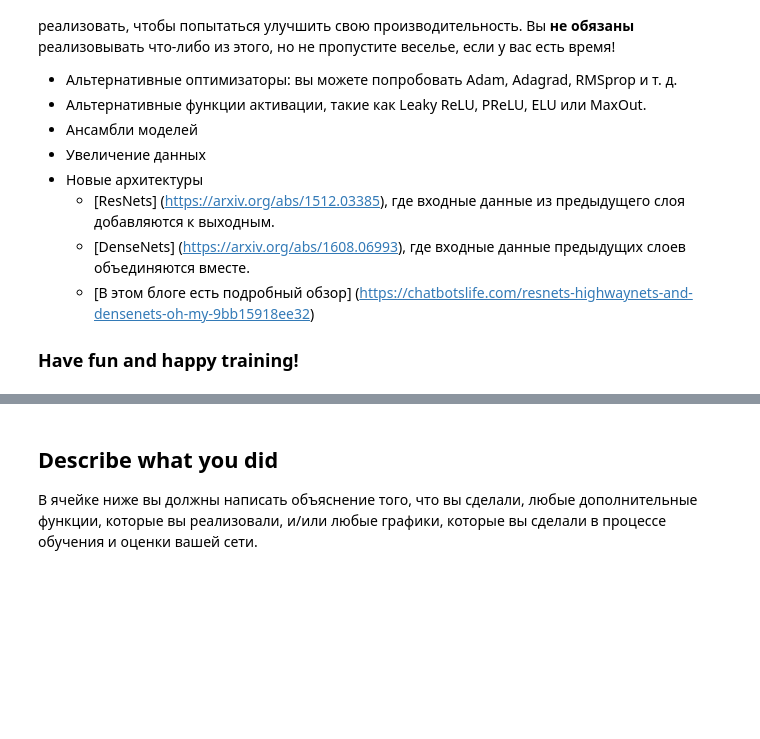
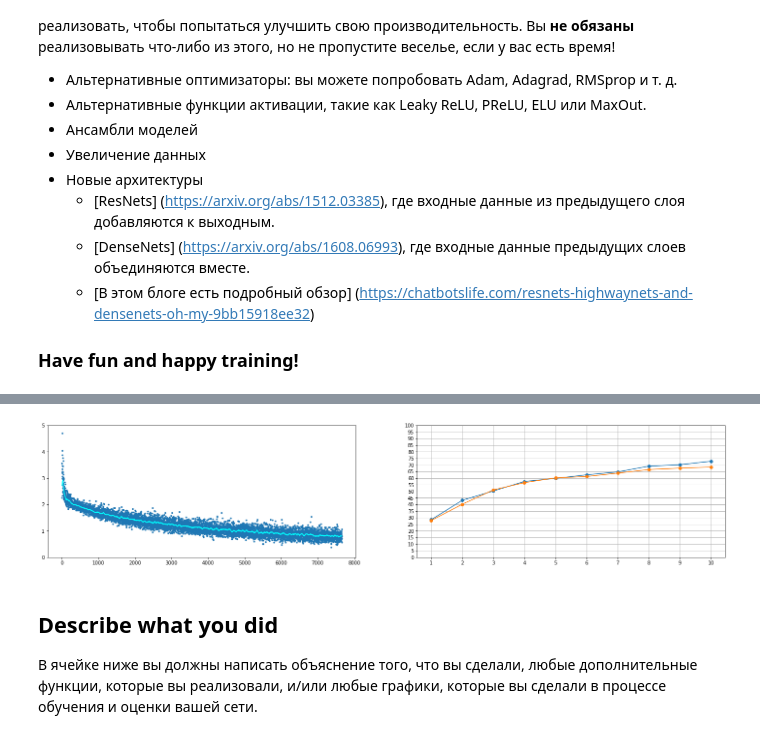
Before and after one commit to exp20/cs231n, a Jupyter notebook: assignment2/PyTorch.ipynb, the cells around one changed output, grey strips where cells are left out. Cells and saved outputs as stored; diff of their text form; code cells hidden in the pictures; blank space fills up the shorter version.

Commit message:
assignment 2: PyTorch.ipynb

```diff
--- a/assignment2/PyTorch.ipynb
+++ b/assignment2/PyTorch.ipynb
@@ -1048,0 +1094,2 @@ train_part34(model, optimizer, epochs=10)
+# %%
+loader_check_train_acc = DataLoader(cifar10_train, batch_size = 512, sampler =  sampler.SubsetRandomSampler(range(1000)))
@@ -1048,0 +1162,6 @@ train_part34(model, optimizer, epochs=10)
+# %%
+import torch.nn.functional as F
+
+class Flatten(nn.Module):
+    def forward(self, x):
+        return flatten(x)
@@ -1048,0 +1328,21 @@ train_part34(model, optimizer, epochs=10)
+# %%
+LeakyReLU = nn.LeakyReLU(0.01)
+'''
+BN -> [BasicBlock_3x3] x 4 -> conv -> BN -> ReLU -> AvgPooling -> FC -> (N,10)
+'''
+fullConvNet_Avg_pool =  nn.Sequential(
+    nn.BatchNorm2d( num_features = 3),
+    BasicBlock_3x3(3, [32, 32, 32], LeakyReLU, normalization=["BN",0]), # 32x32 -> 26x26
+    BasicBlock_3x3(32, [64, 64, 64], LeakyReLU, normalization=["BN",0]), # 26x26 -> 20x20
+    BasicBlock_3x3(64, [128, 128, 128], LeakyReLU, normalization=["BN",0]), # -> 14x14
+    BasicBlock_3x3(128, [512, 512, 512 ], LeakyReLU, normalization=["BN",0]), # -> 8x8
+    nn.Conv2d(512, 1024, 3), # -> 6x6
+    nn.BatchNorm2d(1024),
+    LeakyReLU,
+    nn.AvgPool2d(kernel_size = 6, stride = 6, padding = 0), # -> N x 1x1x1024
+    Flatten(), # N x 1024
+    nn.Linear(1024, 10)
+    ).to(device)
+
+optimizer = optim.Adam(fullConvNet_Avg_pool.parameters(), lr = 0.01, weight_decay = 0 )
+loss_history2, train_acc_history2, val_acc_history2 = training_loop(fullConvNet_Avg_pool, optimizer, loader_train, loader_val, loader_check_train_acc, epochs = 10, verbose = True)
@@ -1048,0 +1370,4 @@ train_part34(model, optimizer, epochs=10)
+# %%
+plot_model_history(loss_history2, train_acc_history2, val_acc_history2)
+# %% [output]
+[figure, added]
```
Also changed, not shown: parts of 21 cells of this notebook.
